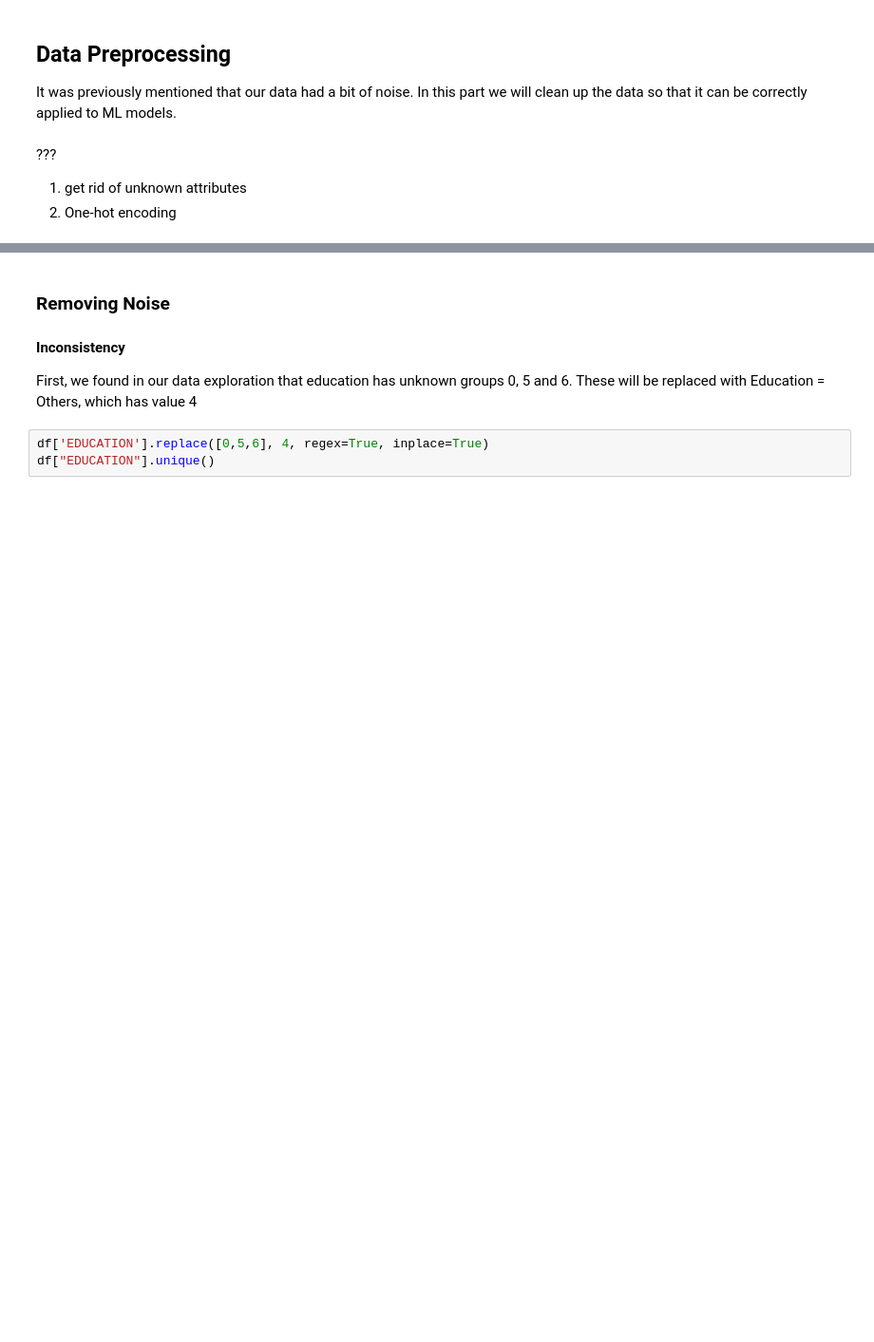
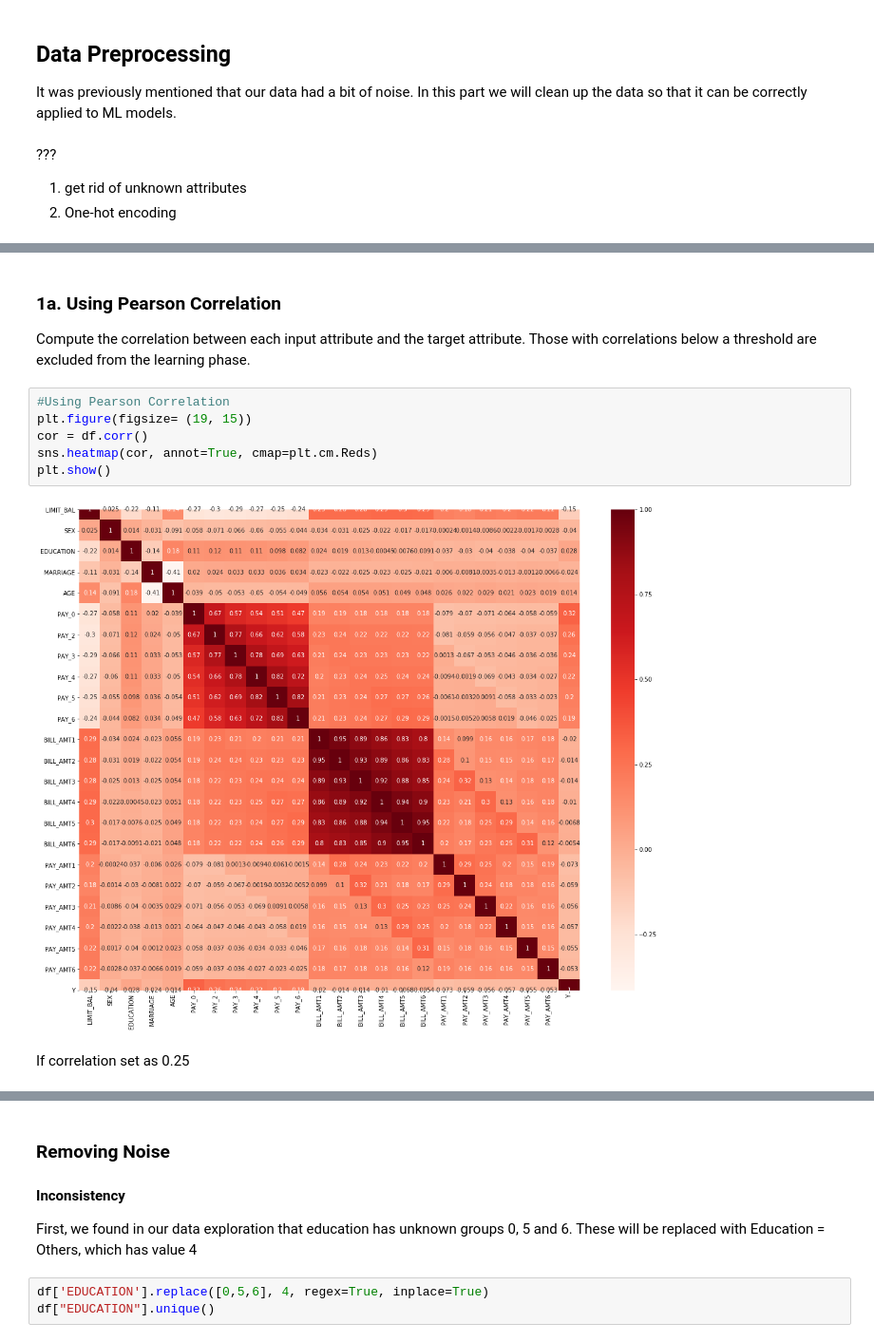
Before and after one commit to reonho/Default-Detection, a Jupyter notebook: BT2101_Default.ipynb, the cells around one changed output, grey strips where cells are left out. Shown: that part at 95% size. Drawn from its saved outputs; the diff is of its cells as text; blank space fills up the shorter version.

```diff
--- a/BT2101_Default.ipynb
+++ b/BT2101_Default.ipynb
@@ -402,0 +424,13 @@ It was previously mentioned that our data had a bit of noise. In this part we wi
+# %% [markdown]
+### 1a. Using Pearson Correlation
+Compute the correlation between each input attribute and the target attribute. Those with correlations below a threshold are excluded from the learning phase.
+# %%
+#Using Pearson Correlation
+plt.figure(figsize= (19, 15))
+cor = df.corr()
+sns.heatmap(cor, annot=True, cmap=plt.cm.Reds)
+plt.show()
+# %% [output]
+[figure, added]
+# %% [markdown]
+If correlation set as 0.25
```
Also changed, not shown: parts of 82 cells of this notebook.
